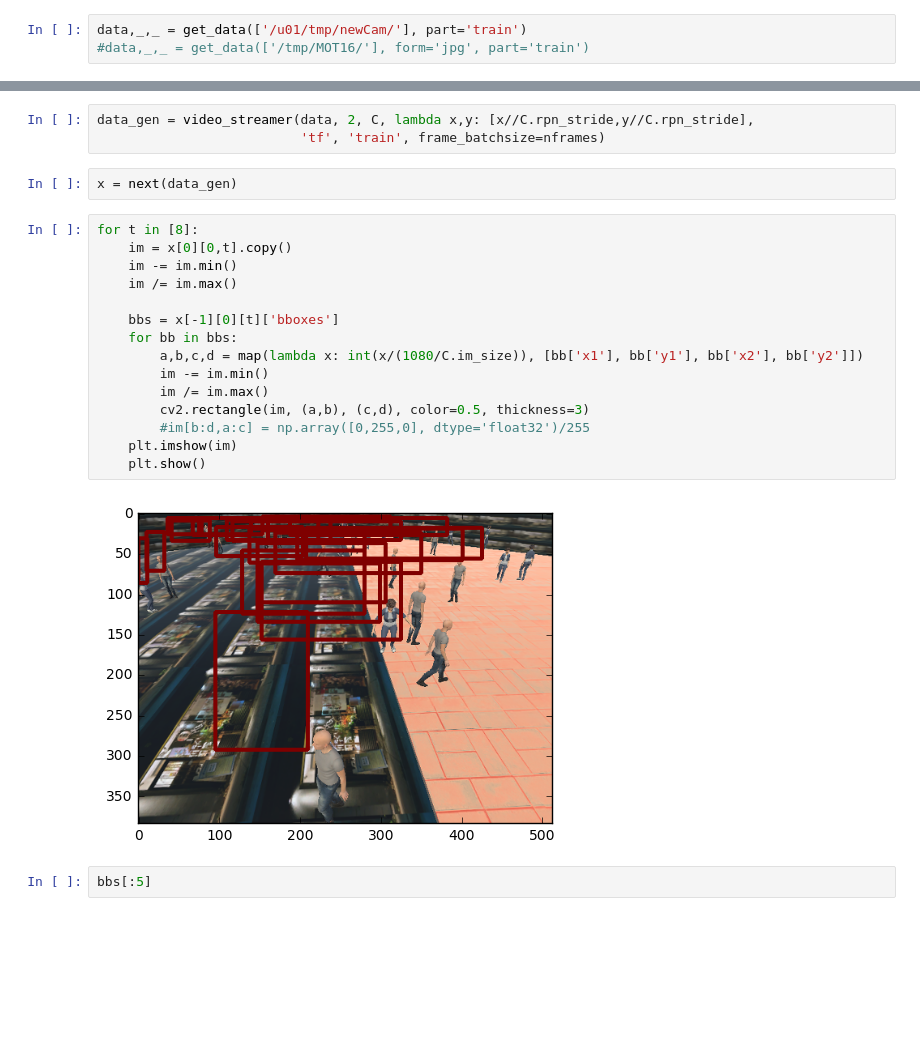
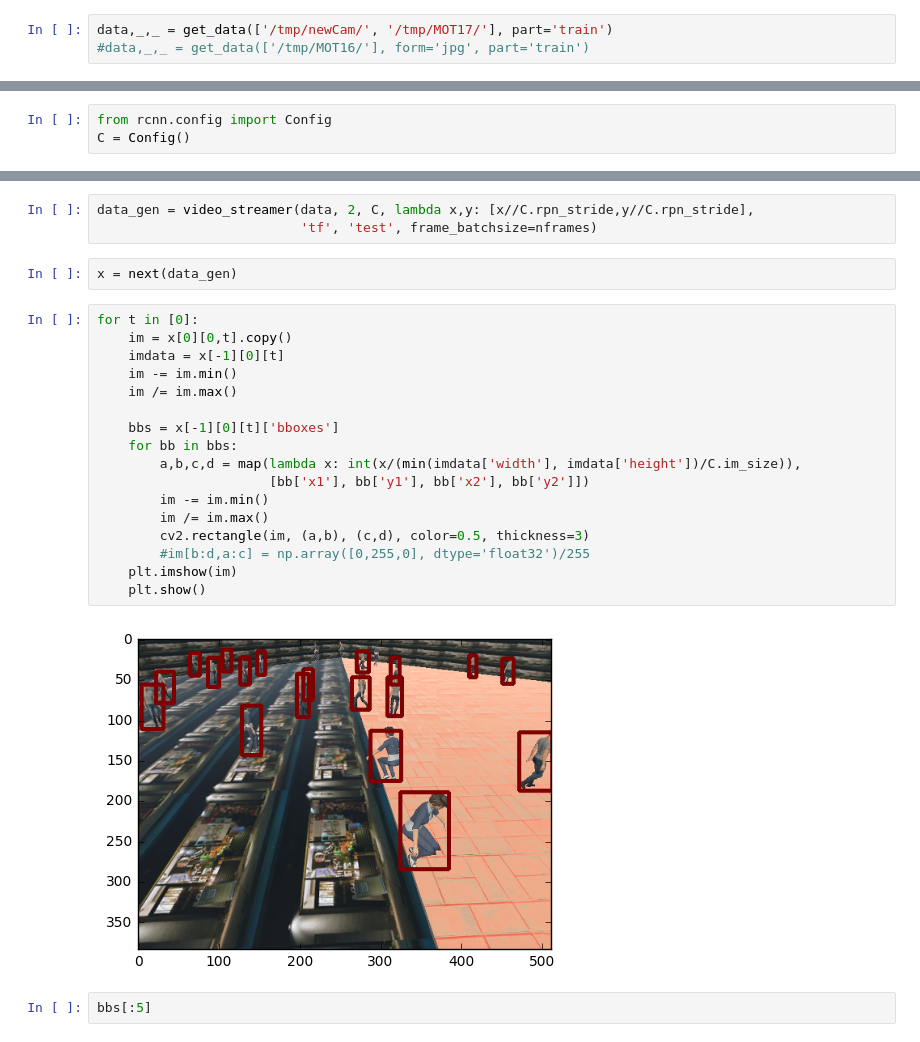
Before and after one commit to npetrenko/recurrent_frcnn, a Jupyter notebook: test_rpn_det.ipynb, the cells around one changed output, grey strips where cells are left out. Saved outputs shown, nothing was run; the diff lists cells and outputs as text; blank space fills up the shorter version.

```diff
--- a/test_rpn_det.ipynb
+++ b/test_rpn_det.ipynb
@@ -20,7 +20,7 @@ from random import seed
 seed(1234)
 np.random.seed(1234)
 # %%
-data,_,_ = get_data(['/u01/tmp/newCam/'], part='train')
+data,_,_ = get_data(['/tmp/newCam/', '/tmp/MOT17/'], part='train')
 #data,_,_ = get_data(['/tmp/MOT16/'], form='jpg', part='train')
 # %% [output]
 Parsing annotation files
@@ -38,27 +38,32 @@ print(C.anchor_box_ratios, C.anchor_box_scales)
+# %%
+from rcnn.config import Config
+C = Config()
 # %%
 nframes = 1
 # %%
 data_gen = video_streamer(data, 2, C, lambda x,y: [x//C.rpn_stride,y//C.rpn_stride],
-                          'tf', 'train', frame_batchsize=nframes)
+                          'tf', 'test', frame_batchsize=nframes)
 # %%
 x = next(data_gen)
 # %%
-for t in [8]:
+for t in [0]:
     im = x[0][0,t].copy()
+    imdata = x[-1][0][t]
     im -= im.min()
     im /= im.max()
 
     bbs = x[-1][0][t]['bboxes']
     for bb in bbs:
-        a,b,c,d = map(lambda x: int(x/(1080/C.im_size)), [bb['x1'], bb['y1'], bb['x2'], bb['y2']])
+        a,b,c,d = map(lambda x: int(x/(min(imdata['width'], imdata['height'])/C.im_size)),
+                      [bb['x1'], bb['y1'], bb['x2'], bb['y2']])
         im -= im.min()
         im /= im.max()
         cv2.rectangle(im, (a,b), (c,d), color=0.5, thickness=3)
         #im[b:d,a:c] = np.array([0,255,0], dtype='float32')/255
     plt.imshow(im)
     plt.show()
 # %% [output]
-[figure, old version]
+[figure, new version]
 # %%
 bbs[:5]
 # %% [output]
```
Also changed, not shown: parts of 2 cells of this notebook, 3 other files.
